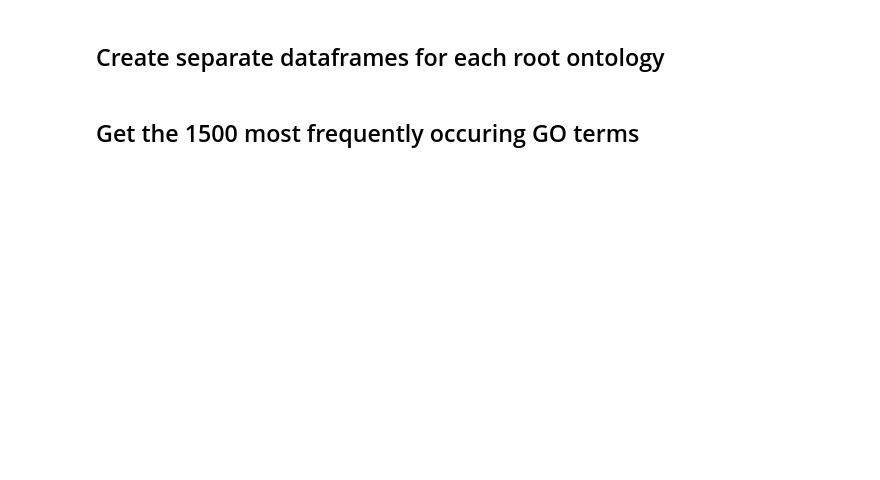
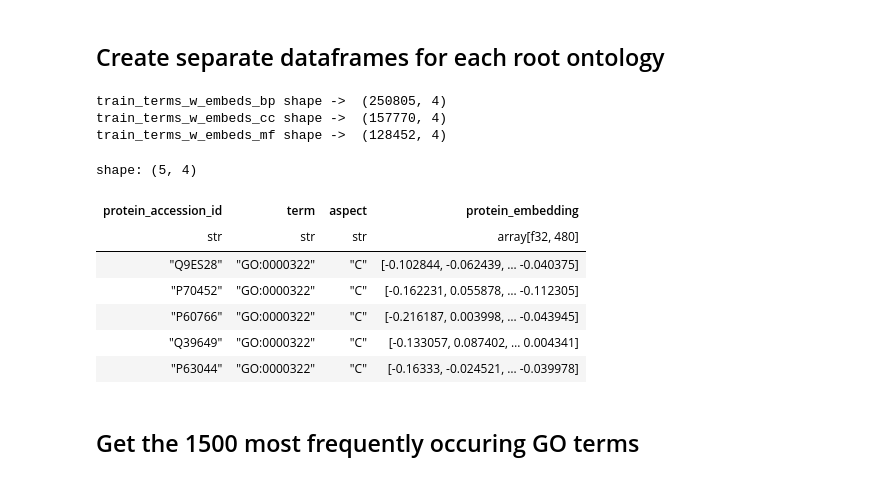
Before and after one commit to sumaniitm/cafa-6-protein-function-prediction-kaggle, a Jupyter notebook: cafa-suman-ontology-based-features.ipynb, the cells around one changed output. Cells and saved outputs as stored; diff of their text form; code cells hidden in the pictures; blank space fills up the shorter version.

Commit message:
Kaggle Notebook | cafa-suman-initial-exploration | Version 10

```diff
--- a/cafa-suman-ontology-based-features.ipynb
+++ b/cafa-suman-ontology-based-features.ipynb
@@ -212,3 +212,3 @@ OutMultiEdgeDataView([])
 # %%
-emb_df = pl.read_parquet('/kaggle/input/cafa6-protein-go-terms-feat-labels/train_protein_features_esm2_320.parquet')
+emb_df = pl.read_parquet('/kaggle/input/cafa6-protein-go-terms-feat-labels/train_protein_features_esm2_480.parquet')
 emb_df.shape
@@ -250,6 +309,21 @@ print("train_terms_w_embeds_cc shape -> ",train_terms_w_embeds_cc.shape)
 
 train_terms_w_embeds_mf = train_terms_w_embeds.filter(pl.col("term").is_in(separated_terms['MF']))
 print("train_terms_w_embeds_mf shape -> ",train_terms_w_embeds_mf.shape)
+# %% [output]
+train_terms_w_embeds_bp shape ->  (250805, 4)
+train_terms_w_embeds_cc shape ->  (157770, 4)
+train_terms_w_embeds_mf shape ->  (128452, 4)
+# %%
+train_terms_w_embeds_cc.filter(pl.col('term') == 'GO:0000322')
+# %% [output]
+shape: (5, 4)
+| protein_accession_id | term | aspect | protein_embedding |
+| str | str | str | array[f32, 480] |
+| "Q9ES28" | "GO:0000322" | "C" | [-0.102844, -0.062439, … -0.040375] |
+| "P70452" | "GO:0000322" | "C" | [-0.162231, 0.055878, … -0.112305] |
+| "P60766" | "GO:0000322" | "C" | [-0.216187, 0.003998, … -0.043945] |
+| "Q39649" | "GO:0000322" | "C" | [-0.133057, 0.087402, … 0.004341] |
+| "P63044" | "GO:0000322" | "C" | [-0.16333, -0.024521, … -0.039978] |
 # %% [markdown]
 ## Get the 1500 most frequently occuring GO terms
 # %%
```
Also changed, not shown: parts of 27 cells of this notebook.
